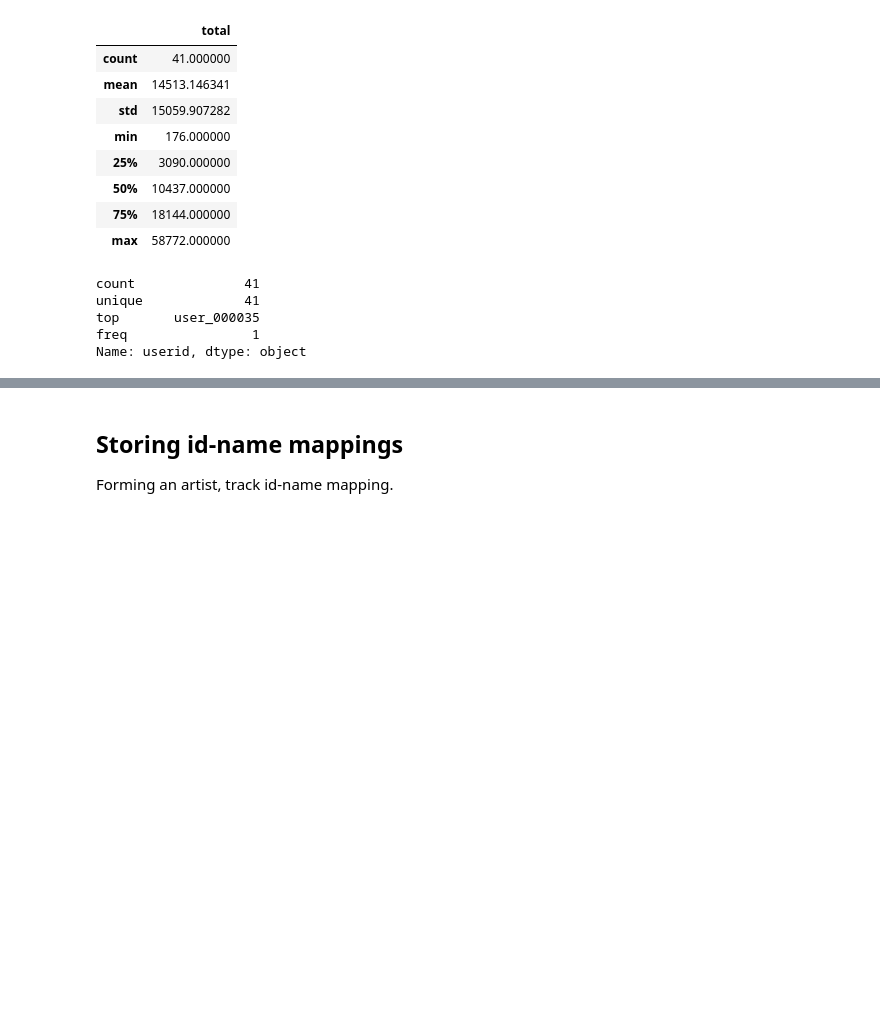
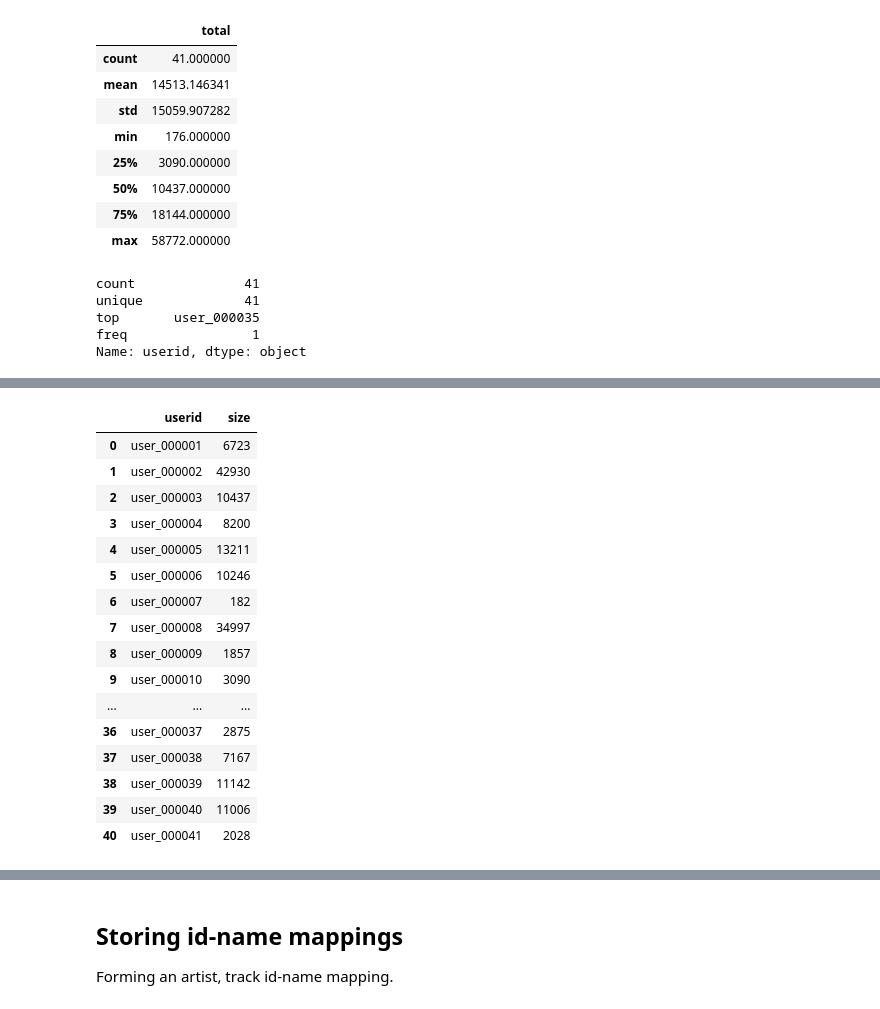
Before and after one commit to priyadskml/musicReco, a Jupyter notebook: Baselines.ipynb, the cells around one changed output, grey strips where cells are left out. Cells and saved outputs as stored; diff of their text form; code cells hidden in the pictures; blank space fills up the shorter version.

```diff
--- a/Baselines.ipynb
+++ b/Baselines.ipynb
@@ -116,3 +116,24 @@ data.describe()
 | unique | 41 | 592738 | 3331 | 3309 | 20666 | 19328 |
 | top | user_000033 | 2008-11-24T11:38:21Z | 164f0d73-1234-4e2c-8743-d77bf2191051 | Kanye West | 82558949-cd98-4c58-af35-3f1a9430d52e | Heartless |
 | freq | 58772 | 24 | 26616 | 26616 | 2069 | 2120 |
+# %%
+user_play_counts=data.groupby(["userid"]).size().to_frame('size').reset_index()
+user_play_counts
+# %% [output]
+|  | userid | size |
+| 0 | user_000001 | 6723 |
+| 1 | user_000002 | 42930 |
+| 2 | user_000003 | 10437 |
+| 3 | user_000004 | 8200 |
+| 4 | user_000005 | 13211 |
+| 5 | user_000006 | 10246 |
+| 6 | user_000007 | 182 |
+| 7 | user_000008 | 34997 |
+| 8 | user_000009 | 1857 |
+| 9 | user_000010 | 3090 |
+| ... | ... | ... |
+| 36 | user_000037 | 2875 |
+| 37 | user_000038 | 7167 |
+| 38 | user_000039 | 11142 |
+| 39 | user_000040 | 11006 |
+| 40 | user_000041 | 2028 |
```
Also changed, not shown: parts of 13 cells of this notebook.
